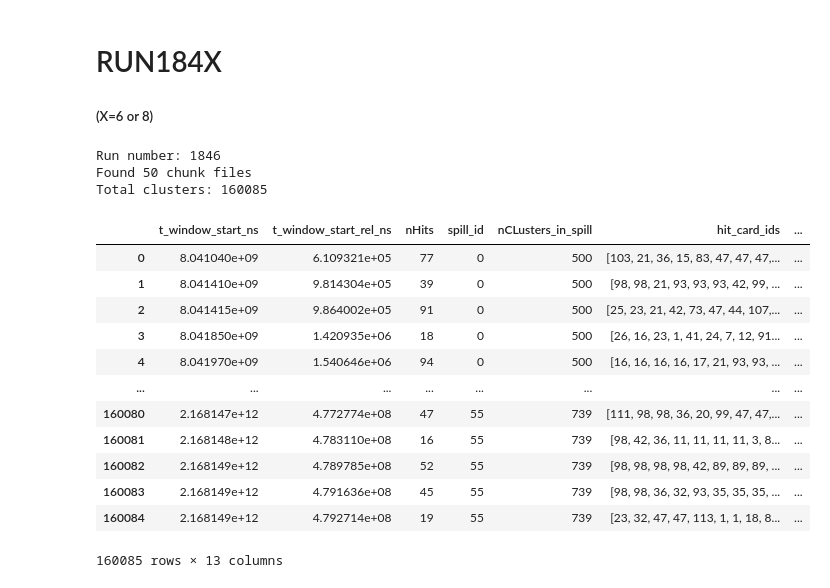
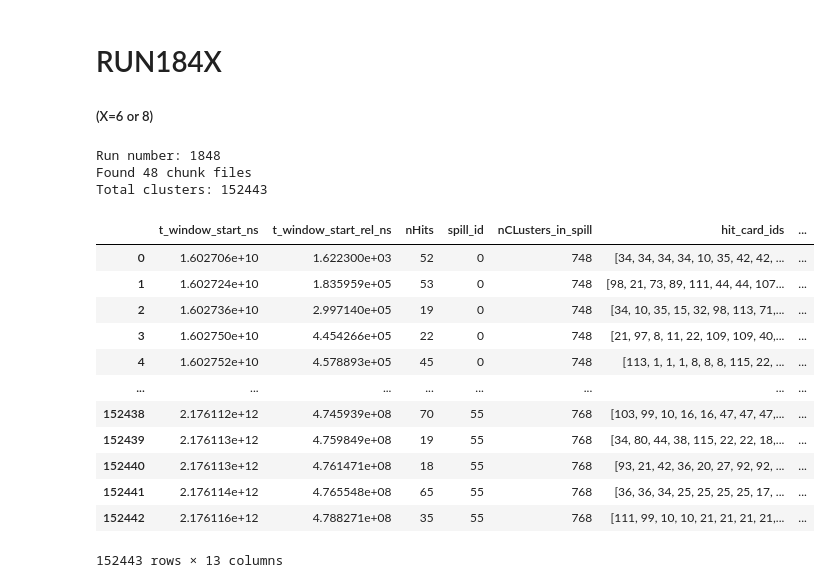
Before and after one commit to elenaramos44/9Li_analysis, a Jupyter notebook: notebooks/nHits.ipynb, the cells around one changed output. Drawn from its saved outputs; the diff is of its cells as text; code cells hidden in the pictures.

```diff
--- a/notebooks/nHits.ipynb
+++ b/notebooks/nHits.ipynb
@@ -28,54 +28,54 @@ import glob
 import pandas as pd
 import re
 
-csv_folder = "/scratch/elena/9Li/results/run1846"
+csv_folder = "/scratch/elena/9Li/results/run1848"
 csv_files = sorted(glob.glob(f"{csv_folder}/Li9_clusters_chunk_*.csv"))
 
 
 match = re.search(r'run(\d+)', csv_folder)
 if match:
     run_number = match.group(1)
     print(f"Run number: {run_number}")
 else:
     run_number = "Not found!"
 
 print(f"Found {len(csv_files)} chunk files")
 
 df_list = []
 for f in csv_files:
     try:
         df_chunk = pd.read_csv(f)
         if not df_chunk.empty:   # filter empty CSVs
             # Add new columns without dropping any existing ones
             df_chunk['t_window_start_s'] = df_chunk['t_window_start_ns'] / 1e9            # absolute time [s]
             df_chunk['t_window_start_rel_ms'] = df_chunk['t_window_start_rel_ns'] / 1e6   # relative time [ms]
 
             df_list.append(df_chunk)
     except pd.errors.EmptyDataError:
         print(f"Skipping empty file: {f}")
 
 # concatenate all chunks
 df = pd.concat(df_list, ignore_index=True)
 
 print(f"Total clusters: {len(df)}")
 display(df)
 # %% [output]
-Run number: 1846
-Found 50 chunk files
-Total clusters: 160085
+Run number: 1848
+Found 48 chunk files
+Total clusters: 152443
 |  | t_window_start_ns | t_window_start_rel_ns | nHits | spill_id | nCLusters_in_spill | hit_card_ids | ... |
-| 0 | 8.041040e+09 | 6.109321e+05 | 77 | 0 | 500 | [103, 21, 36, 15, 83, 47, 47, 47,... | ... |
-| 1 | 8.041410e+09 | 9.814304e+05 | 39 | 0 | 500 | [98, 98, 21, 93, 93, 93, 42, 99, ... | ... |
-| 2 | 8.041415e+09 | 9.864002e+05 | 91 | 0 | 500 | [25, 23, 21, 42, 73, 47, 44, 107,... | ... |
-| 3 | 8.041850e+09 | 1.420935e+06 | 18 | 0 | 500 | [26, 16, 23, 1, 41, 24, 7, 12, 91... | ... |
-| 4 | 8.041970e+09 | 1.540646e+06 | 94 | 0 | 500 | [16, 16, 16, 16, 17, 21, 93, 93, ... | ... |
+| 0 | 1.602706e+10 | 1.622300e+03 | 52 | 0 | 748 | [34, 34, 34, 34, 10, 35, 42, 42, ... | ... |
+| 1 | 1.602724e+10 | 1.835959e+05 | 53 | 0 | 748 | [98, 21, 73, 89, 111, 44, 44, 107... | ... |
+| 2 | 1.602736e+10 | 2.997140e+05 | 19 | 0 | 748 | [34, 10, 35, 15, 32, 98, 113, 71,... | ... |
+| 3 | 1.602750e+10 | 4.454266e+05 | 22 | 0 | 748 | [21, 97, 8, 11, 22, 109, 109, 40,... | ... |
+| 4 | 1.602752e+10 | 4.578893e+05 | 45 | 0 | 748 | [113, 1, 1, 1, 8, 8, 8, 115, 22, ... | ... |
 | ... | ... | ... | ... | ... | ... | ... | ... |
-| 160080 | 2.168147e+12 | 4.772774e+08 | 47 | 55 | 739 | [111, 98, 98, 36, 20, 99, 47, 47,... | ... |
-| 160081 | 2.168148e+12 | 4.783110e+08 | 16 | 55 | 739 | [98, 42, 36, 11, 11, 11, 11, 3, 8... | ... |
-| 160082 | 2.168149e+12 | 4.789785e+08 | 52 | 55 | 739 | [98, 98, 98, 98, 42, 89, 89, 89, ... | ... |
-| 160083 | 2.168149e+12 | 4.791636e+08 | 45 | 55 | 739 | [98, 98, 36, 32, 93, 35, 35, 35, ... | ... |
-| 160084 | 2.168149e+12 | 4.792714e+08 | 19 | 55 | 739 | [23, 32, 47, 47, 113, 1, 1, 18, 8... | ... |
+| 152438 | 2.176112e+12 | 4.745939e+08 | 70 | 55 | 768 | [103, 99, 10, 16, 16, 47, 47, 47,... | ... |
+| 152439 | 2.176113e+12 | 4.759849e+08 | 19 | 55 | 768 | [34, 80, 44, 38, 115, 22, 22, 18,... | ... |
+| 152440 | 2.176113e+12 | 4.761471e+08 | 18 | 55 | 768 | [93, 21, 42, 36, 20, 27, 92, 92, ... | ... |
+| 152441 | 2.176114e+12 | 4.765548e+08 | 65 | 55 | 768 | [36, 36, 34, 25, 25, 25, 25, 17, ... | ... |
+| 152442 | 2.176116e+12 | 4.788271e+08 | 35 | 55 | 768 | [111, 99, 10, 10, 21, 21, 21, 21,... | ... |
-160085 rows × 13 columns
+152443 rows × 13 columns
 # %%
 activity_df = df.drop_duplicates(subset=['spill_id'])[['spill_id', 'nCLusters_in_spill']]
 print(activity_df)
```
Also changed, not shown: parts of 3 cells of this notebook, 4 other files.
